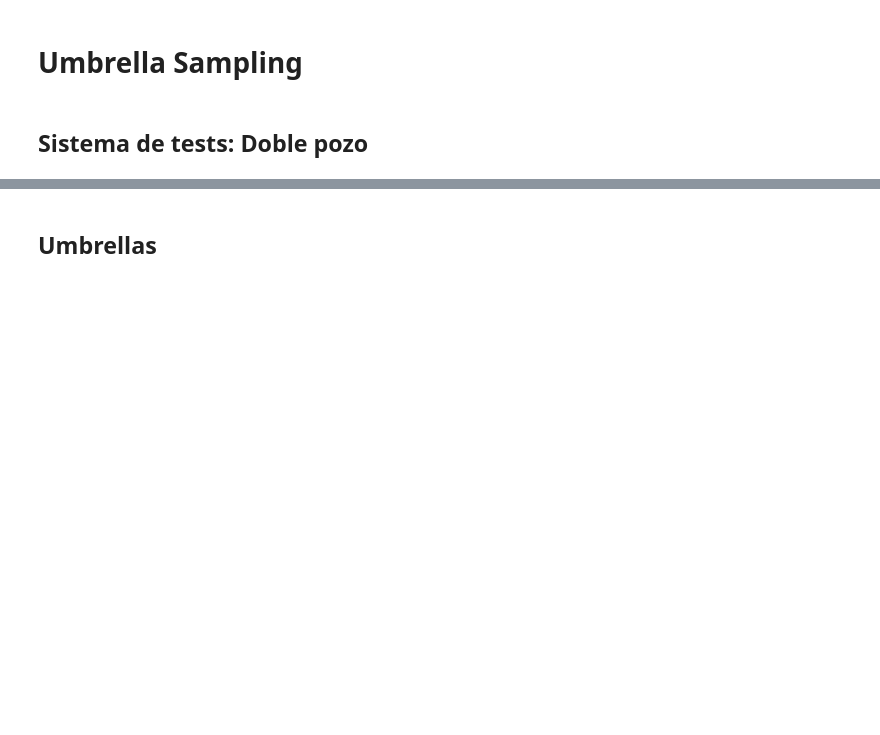
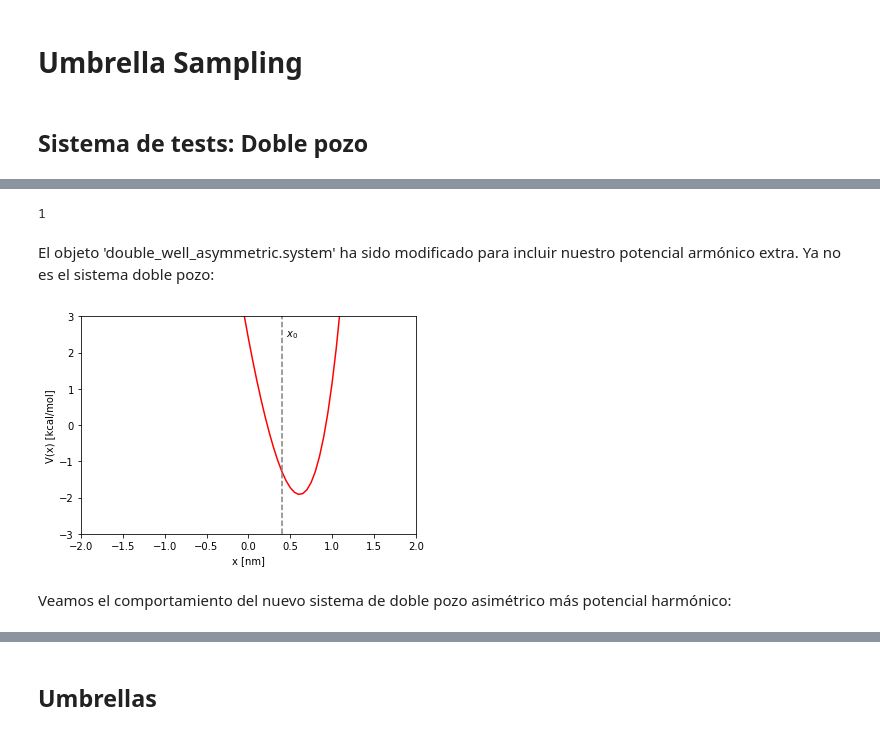
Before and after one commit to uibcdf/REMD_testbed, a Jupyter notebook: Umbrella_Sampling.ipynb, the cells around one changed output, grey strips where cells are left out. Cells and saved outputs as stored; diff of their text form; code cells hidden in the pictures; blank space fills up the shorter version.

```diff
--- a/Umbrella_Sampling.ipynb
+++ b/Umbrella_Sampling.ipynb
@@ -59,0 +90,34 @@ plt.show()
+# %%
+k = 30.0 * unit.kilocalories_per_mole/unit.nanometer**2
+xo = 0.4 * unit.nanometers
+
+force = mm.CustomExternalForce('0.5*k*(x-xo)^2')
+force.addGlobalParameter('k', k)
+force.addGlobalParameter('xo', xo)
+for ii in range(double_well_asymmetric.n_particles):
+    force.addParticle(ii, [])
+double_well_asymmetric.system.addForce(force)
+# %% [output]
+1
+# %% [markdown]
+El objeto 'double_well_asymmetric.system' ha sido modificado para incluir nuestro potencial armónico extra. Ya no es el sistema doble pozo:
+# %%
+def double_well_plus_harmonic(x,Eo,a,b,k,xo):
+    return Eo*((x/a)**4-2*(x/a)**2)-(b/a)*x + 0.5*k*(x-xo)**2
+# %%
+x_serie = np.arange(-5., 5., 0.05) * unit.nanometers
+Vx_serie = double_well_plus_harmonic(x_serie, **parametros_potencial, k=k, xo=xo)
+
+plt.plot(x_serie, Vx_serie, 'r-')
+plt.axvline(x=xo._value,linestyle='--',color='gray')
+plt.ylim(-3,3)
+plt.xlim(-2,2)
+plt.xlabel("x [{}]".format(x_serie.unit.get_symbol()))
+plt.ylabel("V(x) [{}]".format(Vx_serie.unit.get_symbol()))
+plt.text(xo._value+0.05, 2.5,'$x_{0}$', horizontalalignment='left', verticalalignment='center')
+plt.rcParams['figure.figsize'] = 6,4
+plt.show()
+# %% [output]
+[figure, added]
+# %% [markdown]
+Veamos el comportamiento del nuevo sistema de doble pozo asimétrico más potencial harmónico:
```
Also changed, not shown: parts of 20 cells of this notebook, 1 other file.
